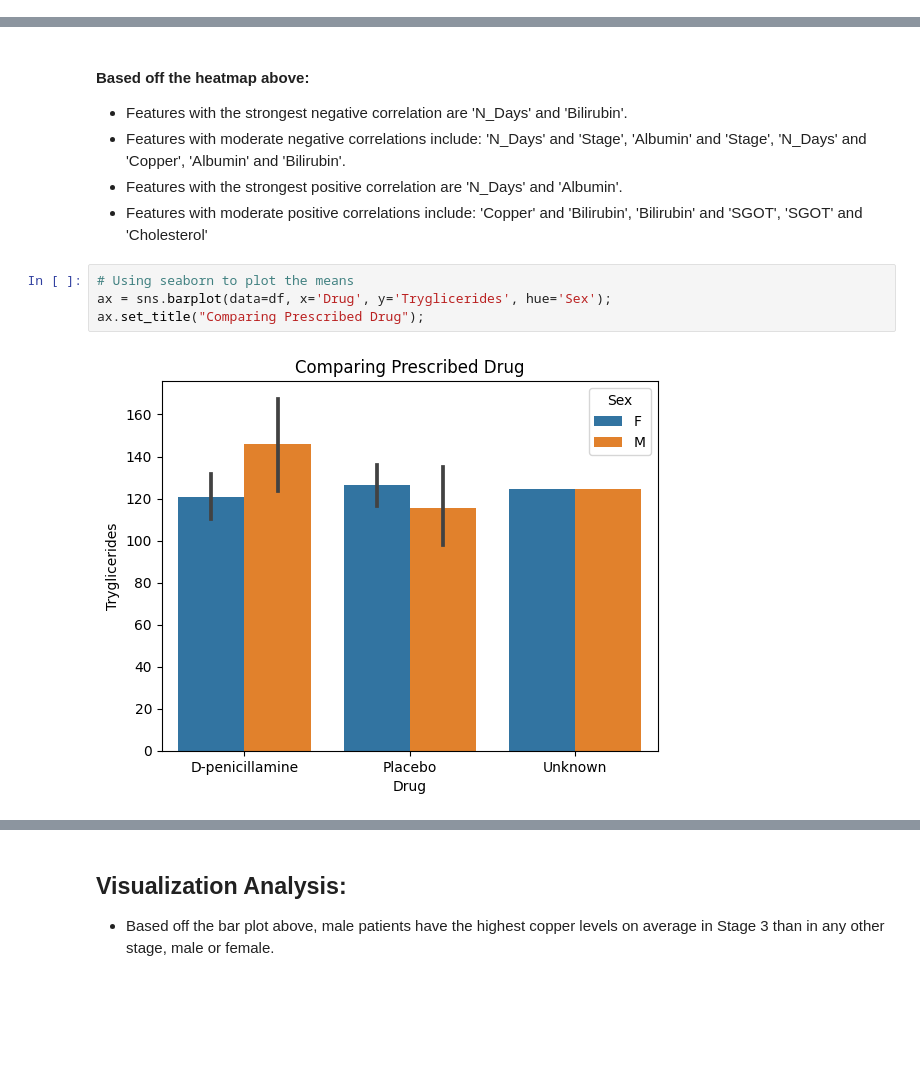
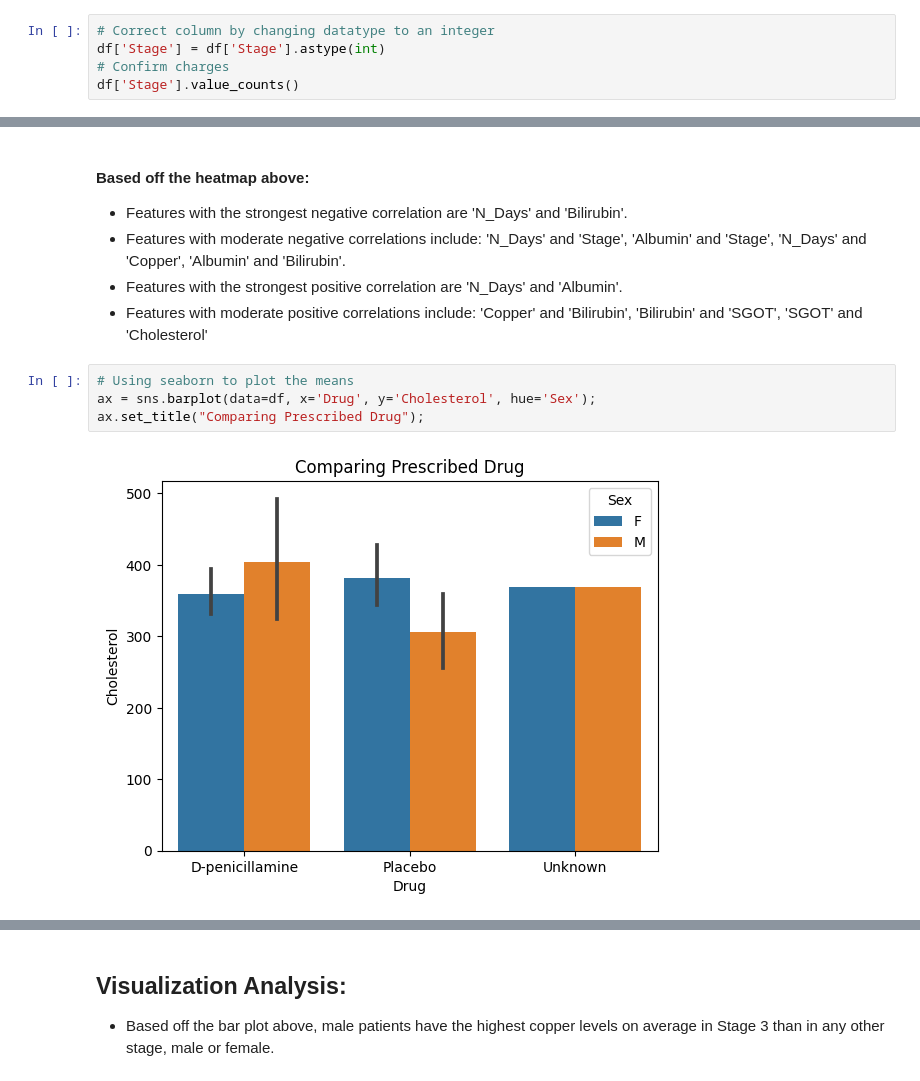
Before and after one commit to Jalicia-Harris/2-Proposed-Dateset-Options, a Jupyter notebook: Prescribed_Drugs_for_Cirrhosis_Predictions_Jalicia_Harris.ipynb, the cells around one changed output, grey strips where cells are left out. Cells and saved outputs as stored; diff of their text form; blank space fills up the shorter version.

```diff
--- a/Prescribed_Drugs_for_Cirrhosis_Predictions_Jalicia_Harris.ipynb
+++ b/Prescribed_Drugs_for_Cirrhosis_Predictions_Jalicia_Harris.ipynb
@@ -237,0 +297,5 @@ df.describe(include='number').round(2)
+# %%
+# Correct column by changing datatype to an integer
+df['Stage'] = df['Stage'].astype(int)
+# Confirm charges
+df['Stage'].value_counts()
@@ -272,10 +342,10 @@ sns.heatmap(corr, cmap = 'magma', annot=True);
 - Features with moderate positive correlations include: 'Copper' and 'Bilirubin', 'Bilirubin' and 'SGOT', 'SGOT' and 'Cholesterol'
 # %%
 # Using seaborn to plot the means
-ax = sns.barplot(data=df, x='Drug', y='Tryglicerides', hue='Sex');
+ax = sns.barplot(data=df, x='Drug', y='Cholesterol', hue='Sex');
 ax.set_title("Comparing Prescribed Drug");
 # %% [output]
-[figure, old version]
+[figure, new version]
 # %%
 # Multivariate boxplot
 ax = sns.barplot(x = 'Stage', y = 'Copper', data=df, hue='Sex')
```
Also changed, not shown: parts of 18 cells of this notebook.
